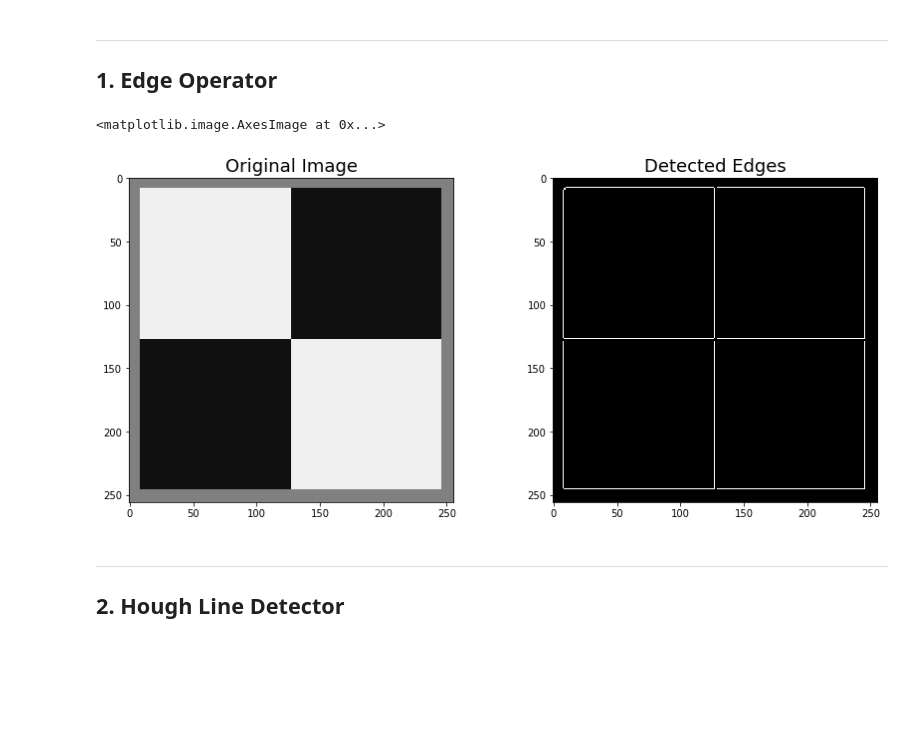
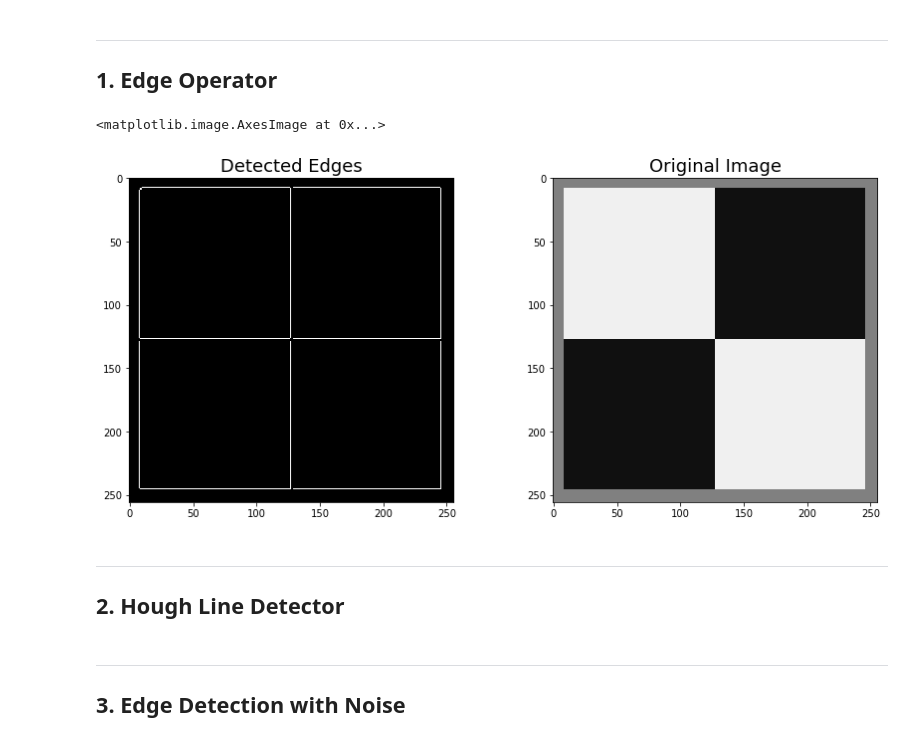
Before and after one commit to brandenwallace/cs6476-cv-1, a Jupyter notebook: PS1/PS1.ipynb, the cells around one changed output. Drawn from its saved outputs; the diff is of its cells as text; code cells hidden in the pictures; blank space fills up the shorter version.

```diff
--- a/PS1/PS1.ipynb
+++ b/PS1/PS1.ipynb
@@ -23,20 +23,23 @@ plt.rcParams['image.cmap'] = 'gray'
 ## 1. Edge Operator
 # %%
 # Load image
-img = cv2.imread('ps1-input0.png')
+img1 = cv2.imread('ps1-input0.png')
 # OpenCV BGR to RGB
-img = img[:,:,::-1]
+img1 = img1[:,:,::-1]
 # Edge Detection
-edges = cv2.Canny(img, 100, 200)
+img1_edges = cv2.Canny(img1, 100, 200)
 # Plot
-fig, ax = plt.subplots(nrows=1, ncols=2)
-ax[0].set_title('Original Image')
-ax[0].imshow(img)
-ax[1].set_title('Detected Edges')
-ax[1].imshow(edges)
+fig, ax = plt.subplots(1, 2)
+ax[0].set_title('Detected Edges')
+ax[0].imshow(img1_edges)
+ax[1].set_title('Original Image')
+ax[1].imshow(img1)
 # %% [output]
 <matplotlib.image.AxesImage at 0x...>
-[figure, old version]
+[figure, new version]
 # %% [markdown]
 ---
 ## 2. Hough Line Detector
+# %% [markdown]
+---
+## 3. Edge Detection with Noise
```
Also changed, not shown: parts of 24 cells of this notebook.
